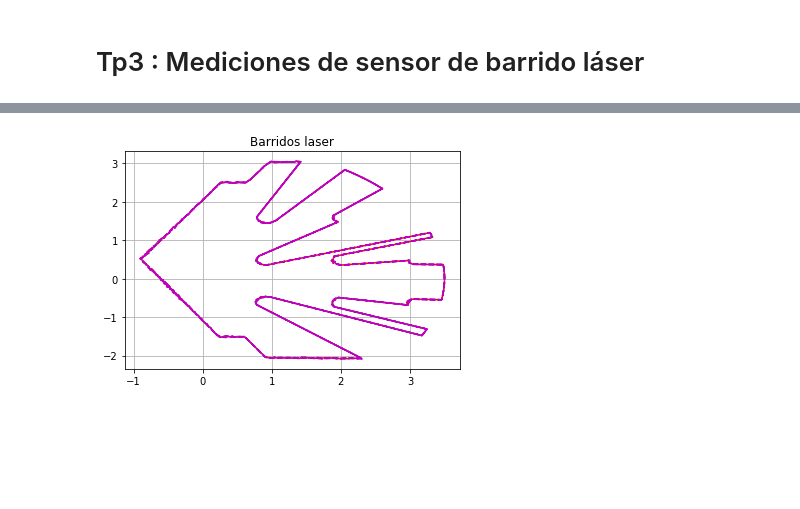
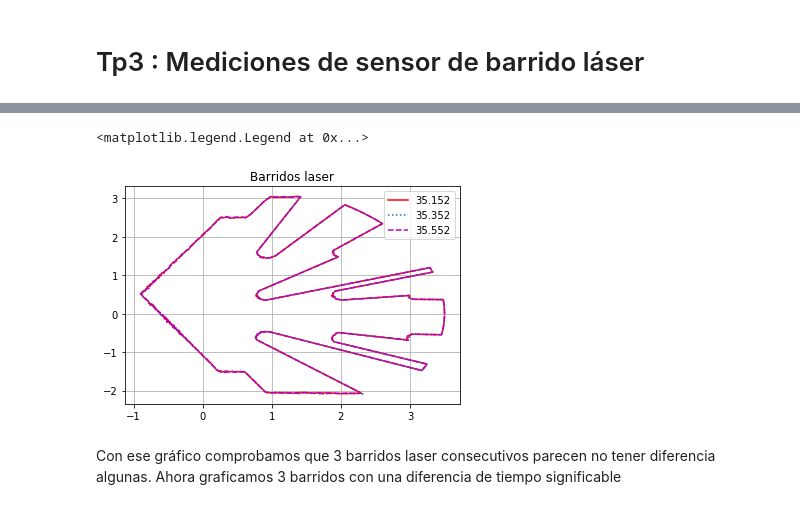
Before and after one commit to matias-dogliani/robotic_repo, a Jupyter notebook: Tp3/tp3.ipynb, the cells around one changed output, grey strips where cells are left out. Saved outputs shown, nothing was run; the diff lists cells and outputs as text; code cells hidden in the pictures; blank space fills up the shorter version.

```diff
--- a/Tp3/tp3.ipynb
+++ b/Tp3/tp3.ipynb
@@ -49,28 +49,34 @@ import numpy as np
 
 #El separador es un caracter de tab
 #
-data = pd.read_csv("./log/scan.txt", sep= "\t", header=None, index_col = None)
-data = data.replace(np.inf,3.5) #El inf lo reemplazo por el valor máxima
+Scandata = pd.read_csv("./log/scan.txt", sep= "\t",
+                       header=None, index_col = None)
+Scandata = Scandata.replace(np.inf,3.5) #El inf lo reemplazo por el valor máxima
 puntos  =[]
-puntos.append(data.loc[0,1:])
-puntos.append(data.loc[1,1:])
-puntos.append(data.loc[2,1:])
+puntos.append(Scandata.loc[0,1:])
+puntos.append(Scandata.loc[1,1:])
+puntos.append(Scandata.loc[2,1:])
 # %%
 linea = ['r-', ':','m--']
-ax  = []
-ay = []
 
-plt.figure()
+
+plt.figure(1)
 plt.title("Barridos laser")
 plt.grid('true')
 for j in range(len(puntos)):
+    ax  = []
+    ay = []
     for i,rho in enumerate(puntos[j]):
         res = 2*np.pi / 360
         x = rho * np.cos(res*i)
         y = rho* np.sin(res*i)
         ax.append(x)
         ay.append(y)
-    #plt.figure()
-    plt.plot(ax,ay,linea[j])
+
+    plt.plot(ax,ay,linea[j], label = Scandata.loc[j,0])
+plt.legend()
 # %% [output]
+<matplotlib.legend.Legend at 0x...>
-[figure, old version]
+[figure, new version]
+# %% [markdown]
+Con ese gráfico comprobamos que 3 barridos laser consecutivos parecen no tener diferencia algunas. Ahora graficamos 3 barridos con una diferencia de tiempo significable
```
Also changed, not shown: parts of 6 cells of this notebook.
